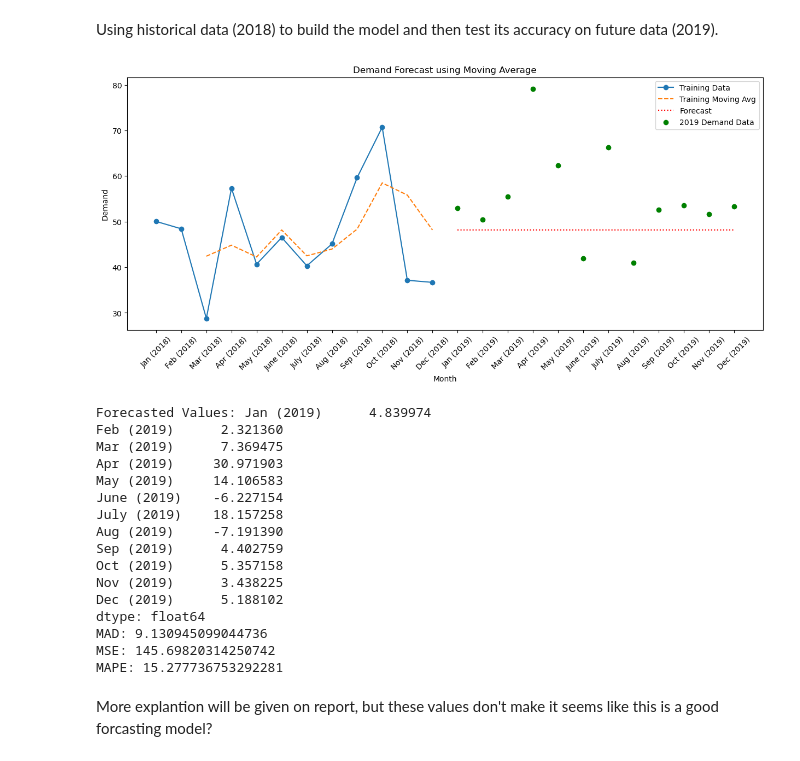
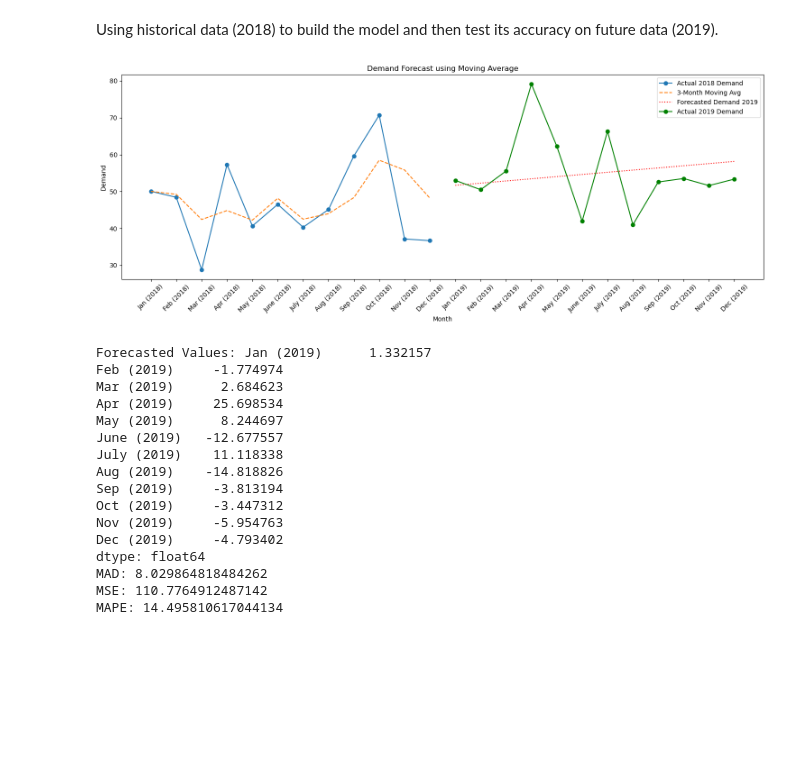
Before and after one commit to achchala/inventory-forecasting, a Jupyter notebook: moving_average.ipynb, the cells around one changed output. Cells and saved outputs as stored; diff of their text form; code cells hidden in the pictures; blank space fills up the shorter version.

```diff
--- a/moving_average.ipynb
+++ b/moving_average.ipynb
@@ -156,37 +42,43 @@ Using historical data (2018) to build the model and then test its accuracy on fu
 # %%
-# Identify the indices for columns corresponding to 2018 and 2019
-start_index_2018 = df.columns.get_loc("Jan (2018)")
-end_index_2018 = df.columns.get_loc("Dec (2018)")
-start_index_2019 = df.columns.get_loc("Jan (2019)")
-end_index_2019 = df.columns.get_loc("Dec (2019)")
+from sklearn.linear_model import LinearRegression
+
+window_size = 3
 
 # Calculate the moving average on the training data (2018)
 train_data = df.iloc[:, start_index_2018:end_index_2018+1].mean(axis=0)
-window_size = 3  # Example window size
-train_moving_avg = train_data.rolling(window=window_size).mean()
+train_moving_avg = train_data.rolling(window=window_size, min_periods=1).mean().dropna()
 
-# Prepare the forecast for 2019 based on the last moving average value from 2018
-last_ma_value = train_moving_avg.iloc[-1]
+# Fit a linear model to the moving averages
+time_index = np.arange(len(train_moving_avg)).reshape(-1, 1)
+model = LinearRegression().fit(time_index, train_moving_avg)
+
+# Forecast moving averages for 2019 using the linear model
 forecast_length = end_index_2019 - start_index_2019 + 1
-test_forecast = pd.Series([last_ma_value] * forecast_length, index=df.columns[start_index_2019:end_index_2019+1])
+forecast_time_index = np.arange(len(train_moving_avg), len(train_moving_avg) + forecast_length).reshape(-1, 1)
+forecast_moving_avg = model.predict(forecast_time_index)
 
-# Plot the training data, moving average, and test forecast
+# Prepare the forecast series
+test_forecast = pd.Series(forecast_moving_avg.flatten(), index=df.columns[start_index_2019:end_index_2019+1])
+
+# Assuming 'test_data' contains the actual demand for 2019
+test_data = df.iloc[:, start_index_2019:end_index_2019+1].mean(axis=0)
+
+# Plotting
 plt.figure(figsize=(15, 6))
-plt.plot(train_data.index, train_data, label='Training Data', marker='o')
-plt.plot(train_moving_avg.index, train_moving_avg, label='Training Moving Avg', linestyle='--')
-plt.plot(test_forecast.index, test_forecast, label='Forecast', color='red', linestyle=':')
-
-test_data = df.iloc[:, start_index_2019:end_index_2019+1].mean(axis=0)
-plt.scatter(test_data.index, test_data, label='2019 Demand Data', color='green', zorder=5)
+plt.plot(df.columns[start_index_2018:end_index_2018+1], train_data, label='Actual 2018 Demand', marker='o')
+plt.plot(df.columns[start_index_2018:end_index_2018+1], train_moving_avg, label='3-Month Moving Avg', linestyle='--')
+plt.plot(test_forecast.index, test_forecast, label='Forecasted Demand 2019', color='red', linestyle=':')
+plt.plot(df.columns[start_index_2019:end_index_2019+1], test_data, label='Actual 2019 Demand', marker='o', color='green', zorder=5)
 
 plt.xlabel('Month')
 plt.ylabel('Demand')
 plt.title('Demand Forecast using Moving Average')
 plt.xticks(rotation=45)
 plt.legend()
+plt.tight_layout()
 plt.show()
 # %% [output]
-[figure, old version]
+[figure, new version]
 # %%
 from sklearn.metrics import mean_squared_error
 
@@ -207,21 +99,19 @@ print(f"MAD: {mad}")
 print(f"MSE: {mse}")
 print(f"MAPE: {mape}")
 # %% [output]
-Forecasted Values: Jan (2019)      4.839974
-Feb (2019)      2.321360
-Mar (2019)      7.369475
-Apr (2019)     30.971903
-May (2019)     14.106583
-June (2019)    -6.227154
-July (2019)    18.157258
-Aug (2019)     -7.191390
-Sep (2019)      4.402759
-Oct (2019)      5.357158
-Nov (2019)      3.438225
-Dec (2019)      5.188102
+Forecasted Values: Jan (2019)      1.332157
+Feb (2019)     -1.774974
+Mar (2019)      2.684623
+Apr (2019)     25.698534
+May (2019)      8.244697
+June (2019)   -12.677557
+July (2019)    11.118338
+Aug (2019)    -14.818826
+Sep (2019)     -3.813194
+Oct (2019)     -3.447312
+Nov (2019)     -5.954763
+Dec (2019)     -4.793402
 dtype: float64
-MAD: 9.130945099044736
-MSE: 145.69820314250742
-MAPE: 15.277736753292281
+MAD: 8.029864818484262
+MSE: 110.7764912487142
+MAPE: 14.495810617044134
-# %% [markdown]
-More explantion will be given on report, but these values don't make it seems like this is a good forcasting model?
```
Also changed, not shown: parts of 20 cells of this notebook, 1 other file.
